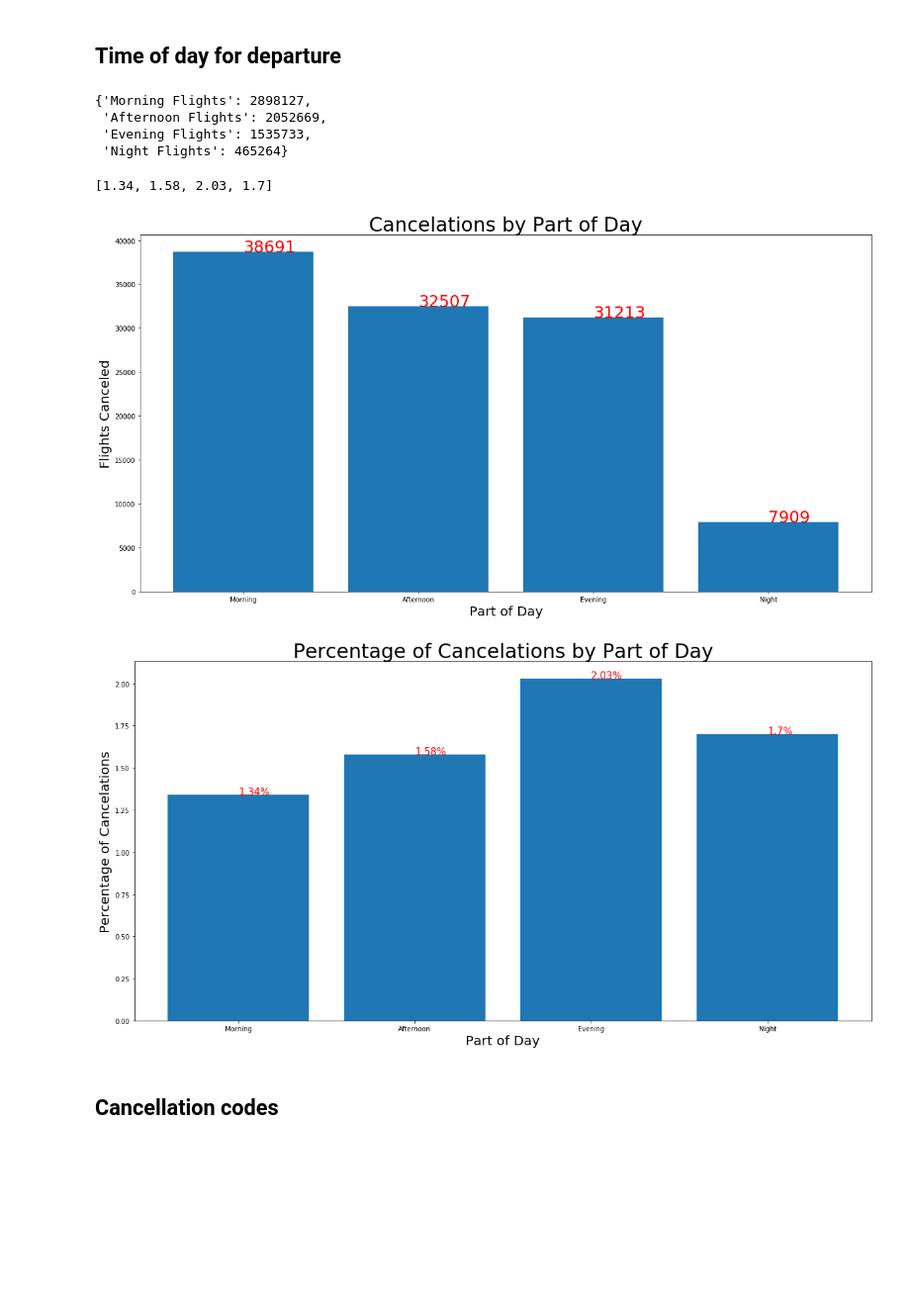
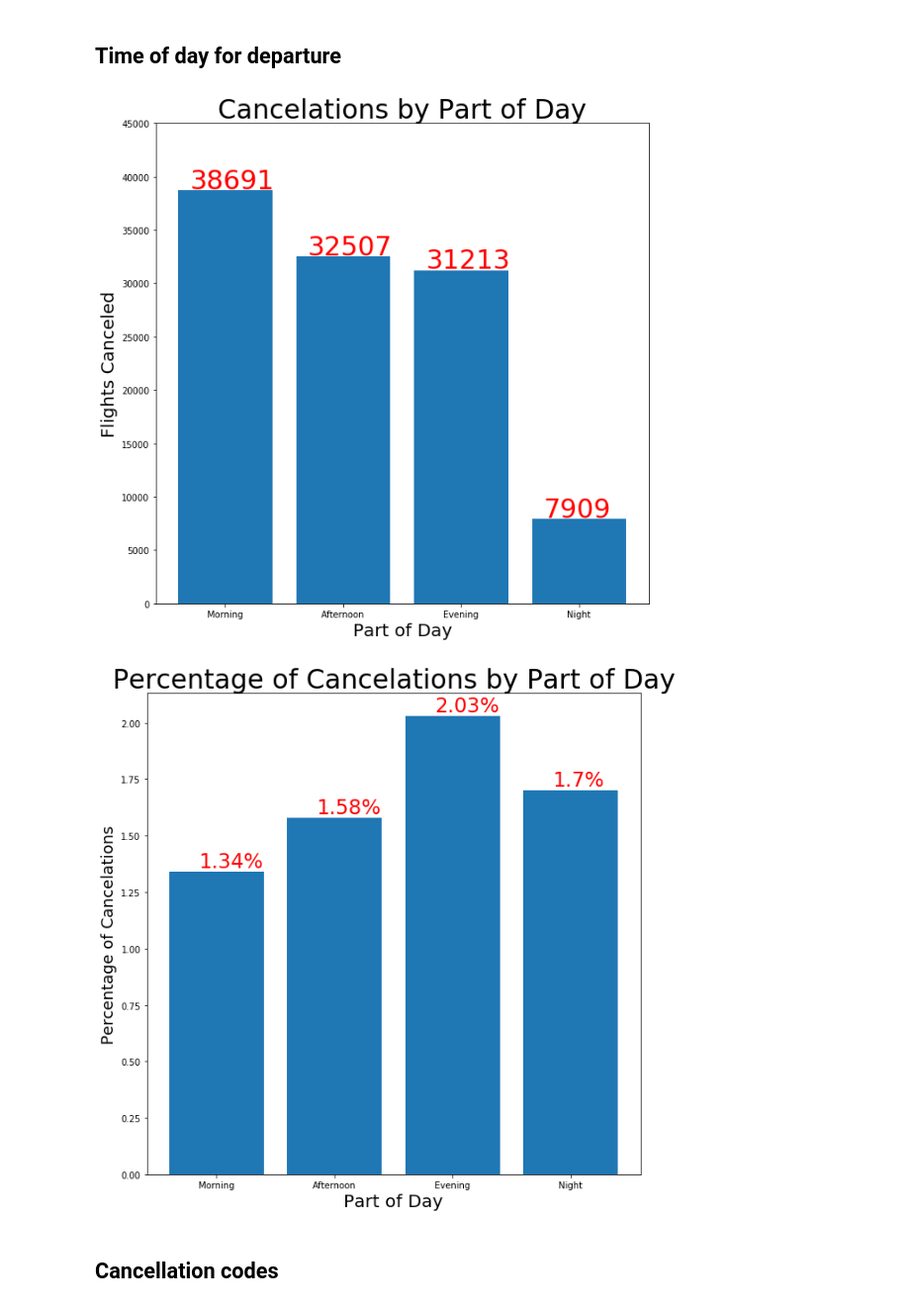
Before and after one commit to Arimorris/canceled_flights, a Jupyter notebook: visuals.ipynb, the cells around one changed output. Shown at 99% size. Saved outputs shown, nothing was run; the diff lists cells and outputs as text; code cells hidden in the pictures; blank space fills up the shorter version.

```diff
--- a/visuals.ipynb
+++ b/visuals.ipynb
@@ -271,17 +271,19 @@ plt.figure(figsize=(20,10))
 plt.bar(port, val)
 plt.title("Airport Cancelations", fontsize =30)
 plt.xlabel('Airport', fontsize =20)
+plt.xticks(range(24))
 plt.ylabel('Flights Canceled', fontsize =20)
-for a,b in zip(port, val):
-    plt.text(a, b, str(b), fontsize =25, color ='r')
+for a,b in zip(range(24), val):
+    plt.text(a -.45, b +50, str(b), fontsize =14, color ='r')
 plt.show()
 
 plt.figure(figsize=(20,10))
 plt.bar(port, p_pct)
 plt.title("Percentage of Airport Cancelations", fontsize =30)
 plt.xlabel('Airports', fontsize =20)
+plt.xticks(range(24))
 plt.ylabel('Percentage of Cancelations', fontsize =20)
-for a,b in zip(port, p_pct):
-    plt.text(a, b, str(b) + '%', fontsize =15, color ='r')
+for a,b in zip(range(24), p_pct):
+    plt.text(a -.35, b +.05, str(b) + '%', fontsize =12, color ='r')
 plt.show()
 # %% [output]
@@ -359,8 +321,9 @@ plt.figure(figsize=(20,10))
 plt.bar(busy, busy_cancel)
 plt.title("Percentage of Airport Cancelations", fontsize =30)
 plt.xlabel('Airports', fontsize =20)
+plt.xticks(range(25))
 plt.ylabel('Percentage of Cancelations', fontsize =20)
-for a,b in zip(busy, busy_cancel):
-    plt.text(a, b, str(b) + '%', fontsize =15, color ='r')
+for a,b in zip(range(25), busy_cancel):
+    plt.text(a -.4, b +.03, str(b) + '%', fontsize =13, color ='r')
 plt.show()
 # %% [output]
@@ -389,17 +348,19 @@ plt.figure(figsize=(20,10))
 plt.bar(weekday, weekfreq)
 plt.title("Cancelations per Day of Week", fontsize =30)
 plt.xlabel('Day of Week', fontsize =20)
+plt.xticks(range(7))
 plt.ylabel('Flights Canceled', fontsize =20)
-for a,b in zip(weekday, weekfreq):
-    plt.text(a, b, str(b), fontsize =25, color ='r')
+for a,b in zip(range(7), weekfreq):
+    plt.text(a -.2, b +200, str(b), fontsize =20, color ='r')
 plt.show()
 
 plt.figure(figsize=(20,10))
 plt.bar(weekday, w_pct)
 plt.title("Percentage of Cancelations per Day of Week", fontsize =30)
 plt.xlabel('Weekday', fontsize =20)
+plt.xticks(range(7))
 plt.ylabel('Percentage of Cancelations', fontsize =20)
-for a,b in zip(weekday, w_pct):
-    plt.text(a, b, str(b) + '%', fontsize =15, color ='r')
+for a,b in zip(range(7), w_pct):
+    plt.text(a -.2, b +.03, str(b) + '%', fontsize =20, color ='r')
 plt.show()
 # %% [output]
@@ -487,13 +430,6 @@ night = cancel[(cancel['CRS_DEP_TIME'] >= 2101) | (cancel['CRS_DEP_TIME'] < 500)
 
 daypart =['Morning', 'Afternoon', 'Evening', 'Night']
 day =[len(morning), len(afternoon), len(evening), len(night)]
-# %%
-yearly['Part of Day']
-# %% [output]
-{'Morning Flights': 2898127,
- 'Afternoon Flights': 2052669,
- 'Evening Flights': 1535733,
- 'Night Flights': 465264}
 # %%
 # find pct of cancelations per part of day
 d = yearly['Part of Day']
@@ -504,31 +440,30 @@ b=0
 for x in d:
     d_pct.append(round((day[b]/d[x]) * 100,2))
     b+=1
-# %%
-d_pct
-# %% [output]
-[1.34, 1.58, 2.03, 1.7]
 # %%
-plt.figure(figsize=(20,10))
+plt.figure(figsize=(10,10))
 plt.bar(daypart, day)
 plt.title("Cancelations by Part of Day", fontsize =30)
 plt.xlabel('Part of Day', fontsize =20)
+plt.xticks(range(4))
 plt.ylabel('Flights Canceled', fontsize =20)
-for a,b in zip(daypart, day):
-    plt.text(a, b, str(b), fontsize =25, color ='r')
+plt.yticks(range(0, 50000, 5000))
+for a,b in zip(range(4), day):
+    plt.text(a -.3, b +200, str(b), fontsize =30, color ='r')
 plt.show()
 
-plt.figure(figsize=(20,10))
+plt.figure(figsize=(10,10))
 plt.bar(daypart, d_pct)
 plt.title("Percentage of Cancelations by Part of Day", fontsize =30)
 plt.xlabel('Part of Day', fontsize =20)
-plt.ylabel('Percentage of Cancelations', fontsize =20)
-for a,b in zip(daypart, d_pct):
-    plt.text(a, b, str(b) + '%', fontsize =25, color ='r')
+plt.xticks(range(4))
+plt.ylabel('Percentage of Cancelations', fontsize =18)
+for a,b in zip(range(4), d_pct):
+    plt.text(a -.15, b+.02, str(b) + '%', fontsize =23, color ='r')
 plt.show()
 # %% [output]
-[figure, old version]
+[figure, new version]
-[figure, old version]
+[figure, new version]
 # %% [markdown]
 ## Cancellation codes
 # %% [markdown]
```
Also changed, not shown: parts of 16 cells of this notebook.
